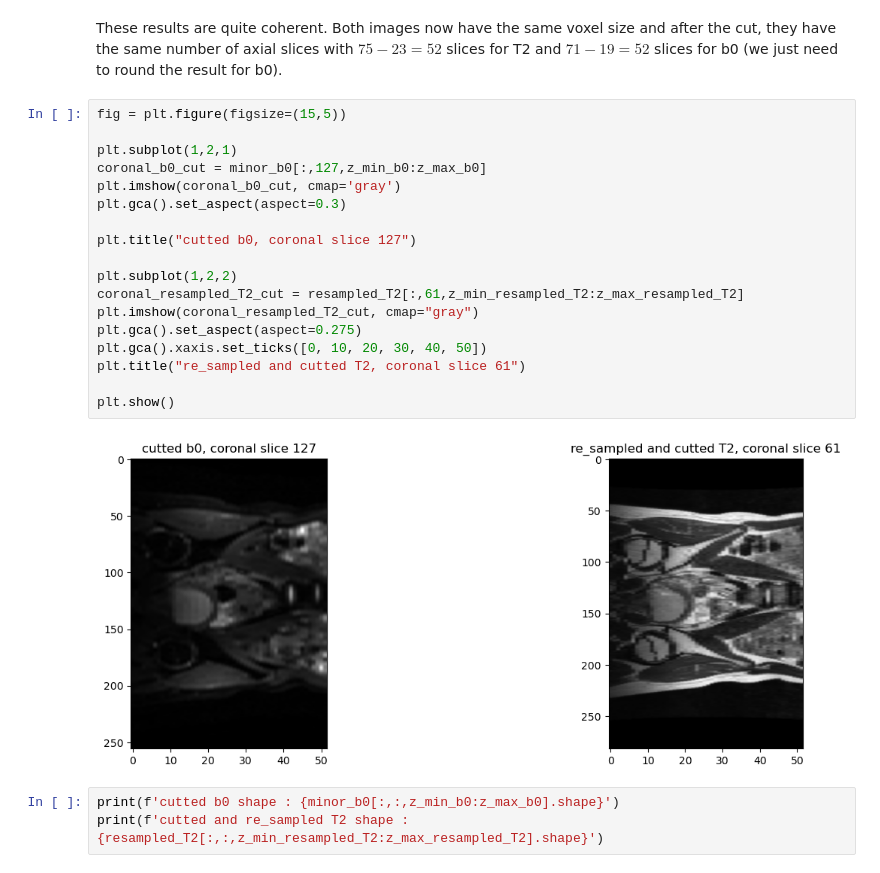
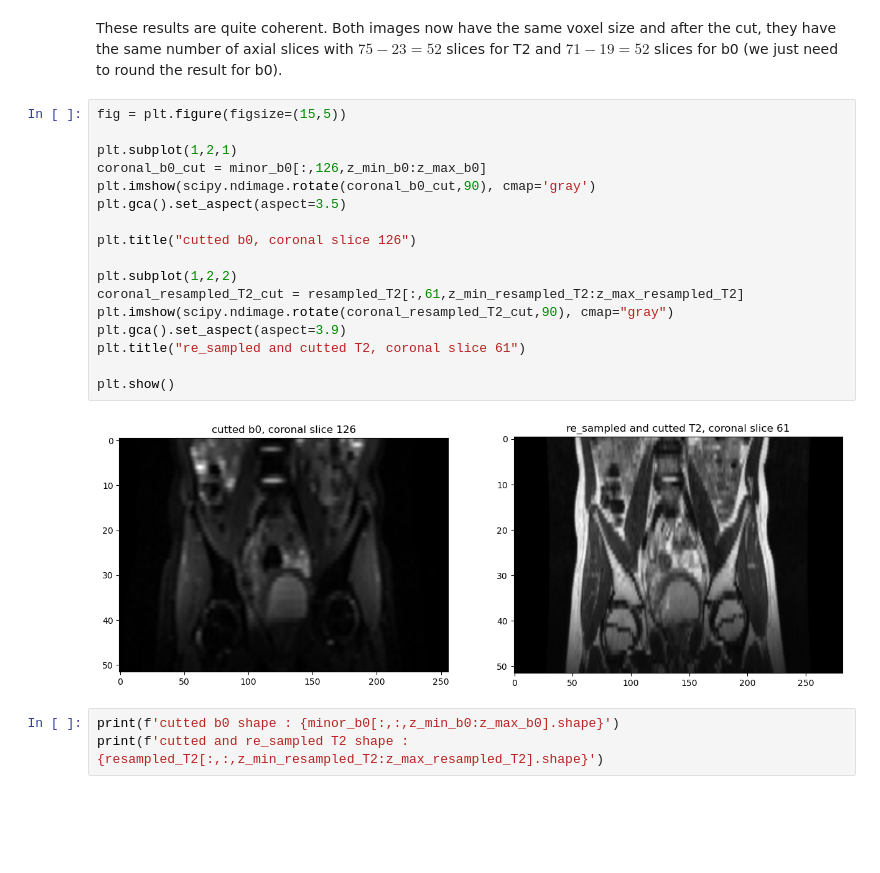
Before and after one commit to CharlineCuraut/Registration_IRM_T2_DWI_b0, a Jupyter notebook: registration_IRM_T2_DWI_b0.ipynb, the cells around one changed output. Cells and saved outputs as stored; diff of their text form; blank space fills up the shorter version.

```diff
--- a/registration_IRM_T2_DWI_b0.ipynb
+++ b/registration_IRM_T2_DWI_b0.ipynb
@@ -372,23 +372,22 @@ These results are quite coherent. Both images now have the same voxel size and a
 # %%
 fig = plt.figure(figsize=(15,5))
 
 plt.subplot(1,2,1)
-coronal_b0_cut = minor_b0[:,127,z_min_b0:z_max_b0]
-plt.imshow(coronal_b0_cut, cmap='gray')
-plt.gca().set_aspect(aspect=0.3)
+coronal_b0_cut = minor_b0[:,126,z_min_b0:z_max_b0]
+plt.imshow(scipy.ndimage.rotate(coronal_b0_cut,90), cmap='gray')
+plt.gca().set_aspect(aspect=3.5)
 
-plt.title("cutted b0, coronal slice 127")
+plt.title("cutted b0, coronal slice 126")
 
 plt.subplot(1,2,2)
 coronal_resampled_T2_cut = resampled_T2[:,61,z_min_resampled_T2:z_max_resampled_T2]
-plt.imshow(coronal_resampled_T2_cut, cmap="gray")
-plt.gca().set_aspect(aspect=0.275)
-plt.gca().xaxis.set_ticks([0, 10, 20, 30, 40, 50])
+plt.imshow(scipy.ndimage.rotate(coronal_resampled_T2_cut,90), cmap="gray")
+plt.gca().set_aspect(aspect=3.9)
 plt.title("re_sampled and cutted T2, coronal slice 61")
 
 plt.show()
 # %% [output]
-[figure, old version]
+[figure, new version]
 # %%
 print(f'cutted b0 shape : {minor_b0[:,:,z_min_b0:z_max_b0].shape}')
 print(f'cutted and re_sampled T2 shape : {resampled_T2[:,:,z_min_resampled_T2:z_max_resampled_T2].shape}')
```
Also changed, not shown: parts of 14 cells of this notebook, 1 other file.
